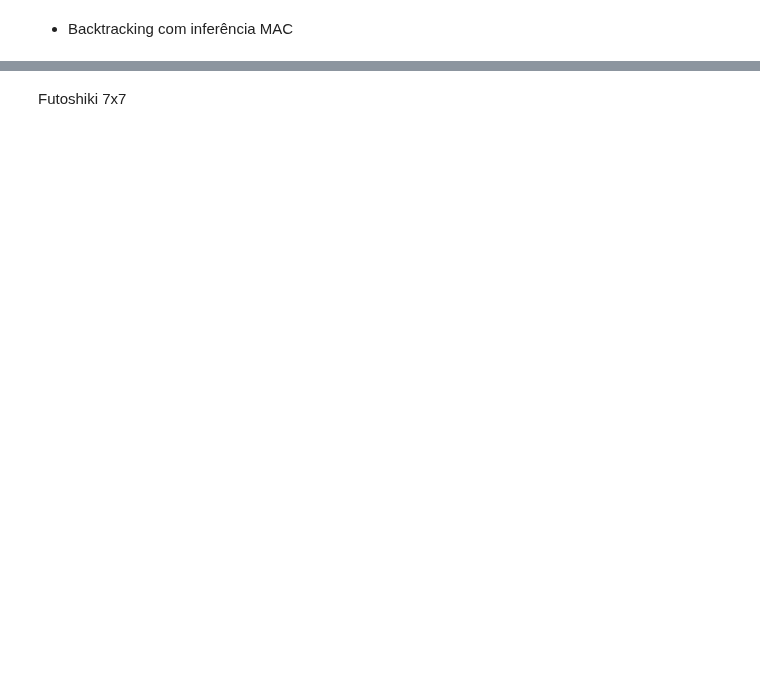
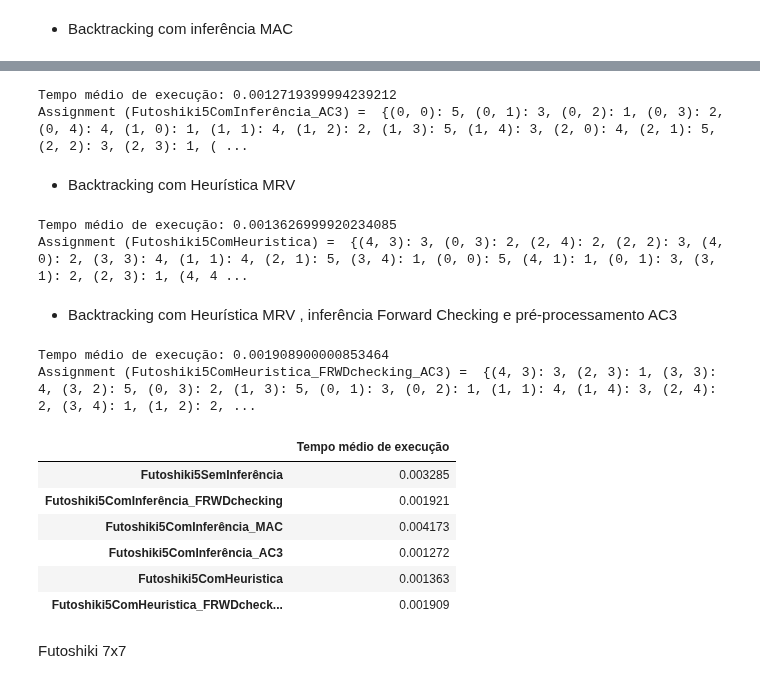
Before and after one commit to Singularitty/ProjetoSI, a Jupyter notebook: Projeto2/projeto2-SI/SI-proj2-42.ipynb, the cells around one changed output, grey strips where cells are left out. Drawn from its saved outputs; the diff is of its cells as text; code cells hidden in the pictures; blank space fills up the shorter version.

```diff
--- a/Projeto2/projeto2-SI/SI-proj2-42.ipynb
+++ b/Projeto2/projeto2-SI/SI-proj2-42.ipynb
@@ -533,3 +538,69 @@ print('Assignment (Futoshiki5ComInferência_MAC) = ',sol_35)
+# %%
+# Definir problema
+Futoshiki5ComAC3 = futoshiki(5, preenchidos5, desigualdades5)
+# Aplicar pre-processamento
+p_AC3 = AC3(Futoshiki5ComAC3)
+# Resolver e guardar solucao
+sol_45 = backtracking_search(p_AC3)
+# Calcular o tempo medio de execucao
+tempo_medio45 = avg_run_time(backtracking_search, p_AC3)
+# Guarda resultados
+temposFutoshiki['Futoshiki5ComInferência_AC3'] = tempo_medio45
+solucoesFutoshiki['Futoshiki5ComInferência_AC3'] = sol_45
+# Imprimir resultados
+print(f"Tempo médio de execução: {tempo_medio45}")
+print('Assignment (Futoshiki5ComInferência_AC3) = ',sol_45)
+# %% [output]
+Tempo médio de execução: 0.0012719399994239212
+Assignment (Futoshiki5ComInferência_AC3) =  {(0, 0): 5, (0, 1): 3, (0, 2): 1, (0, 3): 2, (0, 4): 4, (1, 0): 1, (1, 1): 4, (1, 2): 2, (1, 3): 5, (1, 4): 3, (2, 0): 4, (2, 1): 5, (2, 2): 3, (2, 3): 1, ( ...
+# %% [markdown]
+- Backtracking com Heurística MRV
+# %%
+# Definir problema
+Futoshiki5ComHeuristica = futoshiki(5, preenchidos5, desigualdades5)
+# Resolver e guardar solucao
+sol_55 = backtracking_search(Futoshiki5ComHeuristica, select_unassigned_variable=mrv)
+# Calcular o tempo medio de execucao
+tempo_medio55 = avg_run_time(backtracking_search, Futoshiki5ComHeuristica, select_unassigned_variable=mrv)
+# Guardar resultados
+temposFutoshiki['Futoshiki5ComHeuristica'] = tempo_medio55
+solucoesFutoshiki['Futoshiki5ComHeuristica'] = sol_55
+# Imprimir resultados
+print(f"Tempo médio de execução: {tempo_medio55}")
+print('Assignment (Futoshiki5ComHeuristica) = ',sol_55)
+# %% [output]
+Tempo médio de execução: 0.0013626999920234085
+Assignment (Futoshiki5ComHeuristica) =  {(4, 3): 3, (0, 3): 2, (2, 4): 2, (2, 2): 3, (4, 0): 2, (3, 3): 4, (1, 1): 4, (2, 1): 5, (3, 4): 1, (0, 0): 5, (4, 1): 1, (0, 1): 3, (3, 1): 2, (2, 3): 1, (4, 4 ...
+# %% [markdown]
+- Backtracking com Heurística MRV , inferência Forward Checking e pré-processamento AC3
+# %%
+# Definir problema
+Futoshiki5ComHeuristica_FRWDchecking_AC3 = futoshiki(5, preenchidos5, desigualdades5)
+# Aplicar pre-processamento
+p_AC3 = AC3(Futoshiki5ComHeuristica_FRWDchecking_AC3)
+# Resolver e guardar solucao
+sol_65 = backtracking_search(p_AC3, select_unassigned_variable=mrv, inference=forward_checking)
+# Calcular o tempo medio de execucao
+tempo_medio65 = avg_run_time(backtracking_search, p_AC3, select_unassigned_variable=mrv, inference=forward_checking)
+# Guardar resultados
+temposFutoshiki['Futoshiki5ComHeuristica_FRWDchecking_AC3'] = tempo_medio65
+solucoesFutoshiki['Futoshiki5ComHeuristica_FRWDchecking_AC3'] = sol_65
+# Imprimir resultados
+print(f"Tempo médio de execução: {tempo_medio65}")
+print('Assignment (Futoshiki5ComHeuristica_FRWDchecking_AC3) = ',sol_65)
+# %% [output]
+Tempo médio de execução: 0.001908900000853464
+Assignment (Futoshiki5ComHeuristica_FRWDchecking_AC3) =  {(4, 3): 3, (2, 3): 1, (3, 3): 4, (3, 2): 5, (0, 3): 2, (1, 3): 5, (0, 1): 3, (0, 2): 1, (1, 1): 4, (1, 4): 3, (2, 4): 2, (3, 4): 1, (1, 2): 2, ...
+# %%
+pd.DataFrame(temposFutoshiki, index=['Tempo médio de execução']).T
+# %% [output]
+|  | Tempo médio de execução |
+| Futoshiki5SemInferência | 0.003285 |
+| Futoshiki5ComInferência_FRWDchecking | 0.001921 |
+| Futoshiki5ComInferência_MAC | 0.004173 |
+| Futoshiki5ComInferência_AC3 | 0.001272 |
+| Futoshiki5ComHeuristica | 0.001363 |
+| Futoshiki5ComHeuristica_FRWDcheck... | 0.001909 |
 # %% [markdown]
 Futoshiki 7x7
 # %%
```
Also changed, not shown: parts of 19 cells of this notebook.
